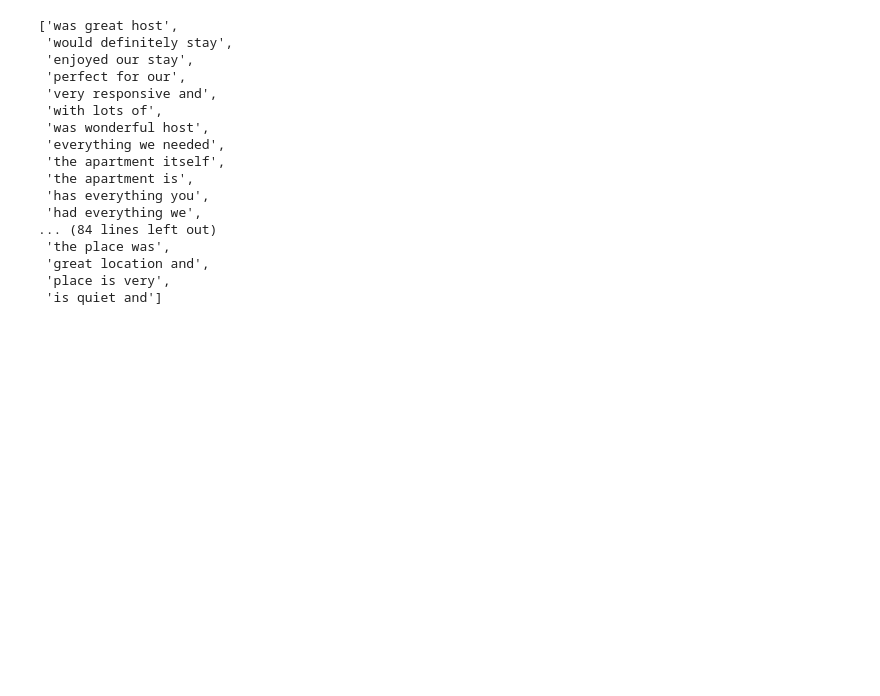
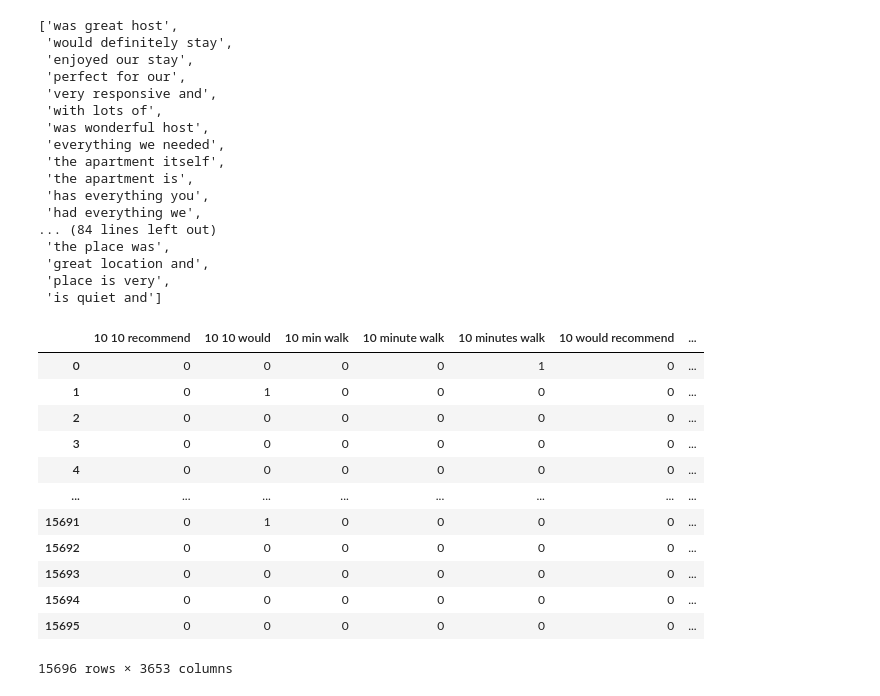
Before and after one commit to matthewodonnell21/CS671_Kaggle_Comp, a Jupyter notebook: feature_engineering.ipynb, the cells around one changed output. Saved outputs shown, nothing was run; the diff lists cells and outputs as text; code cells hidden in the pictures; blank space fills up the shorter version.

```diff
--- a/feature_engineering.ipynb
+++ b/feature_engineering.ipynb
@@ -470,3 +470,19 @@ review_top100
  'great location and',
  'place is very',
  'is quiet and']
+# %%
+review_ngrams
+# %% [output]
+|  | 10 10 recommend | 10 10 would | 10 min walk | 10 minute walk | 10 minutes walk | 10 would recommend | ... |
+| 0 | 0 | 0 | 0 | 0 | 1 | 0 | ... |
+| 1 | 0 | 1 | 0 | 0 | 0 | 0 | ... |
+| 2 | 0 | 0 | 0 | 0 | 0 | 0 | ... |
+| 3 | 0 | 0 | 0 | 0 | 0 | 0 | ... |
+| 4 | 0 | 0 | 0 | 0 | 0 | 0 | ... |
+| ... | ... | ... | ... | ... | ... | ... | ... |
+| 15691 | 0 | 1 | 0 | 0 | 0 | 0 | ... |
+| 15692 | 0 | 0 | 0 | 0 | 0 | 0 | ... |
+| 15693 | 0 | 0 | 0 | 0 | 0 | 0 | ... |
+| 15694 | 0 | 0 | 0 | 0 | 0 | 0 | ... |
+| 15695 | 0 | 0 | 0 | 0 | 0 | 0 | ... |
+15696 rows × 3653 columns
```
Also changed, not shown: parts of 1 cell of this notebook, 3 other files.
